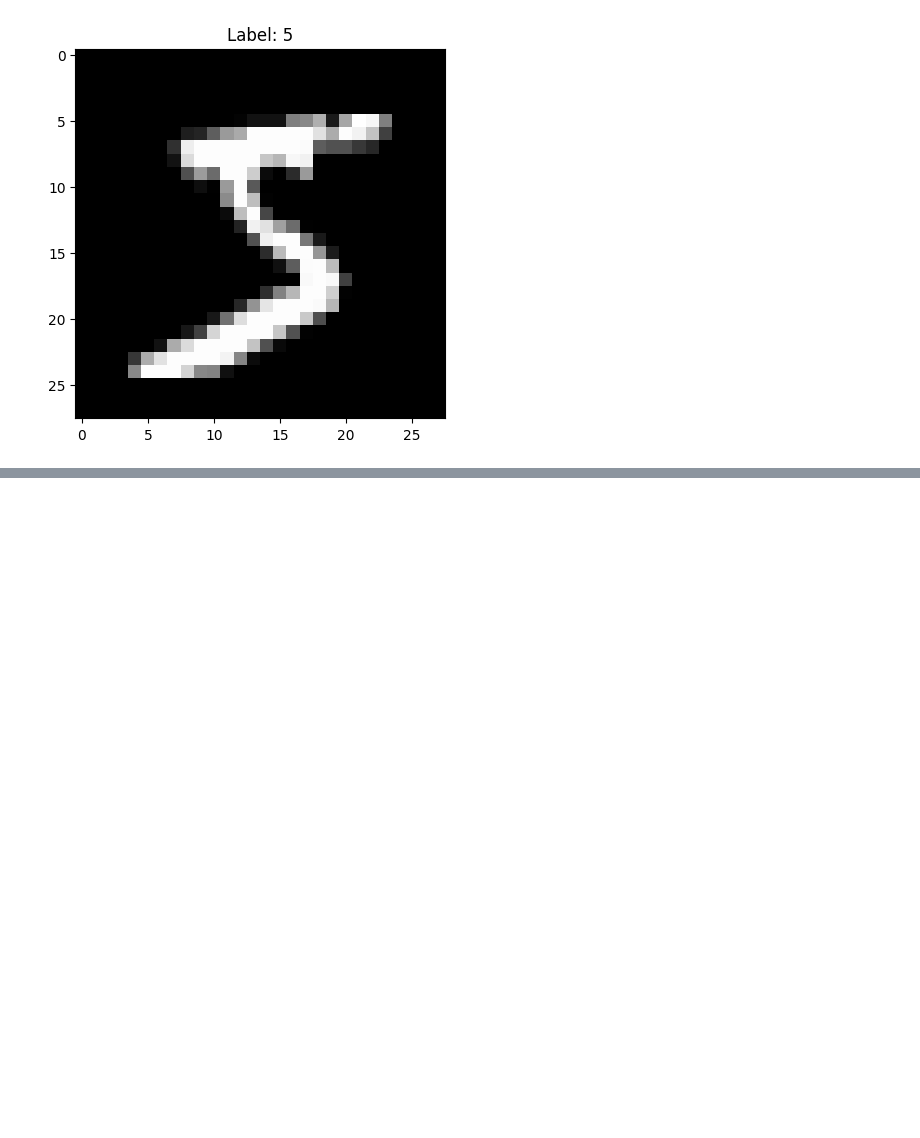
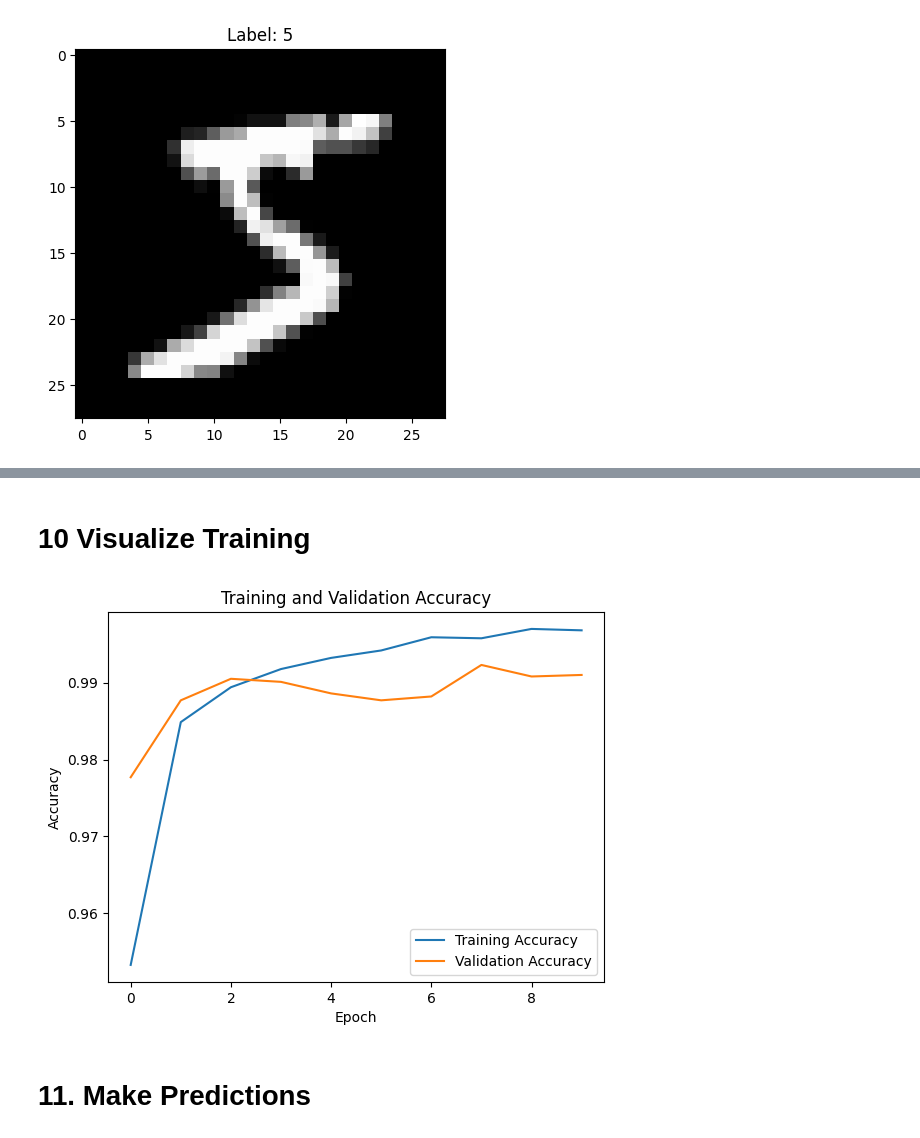
Before and after one commit to hashirahmad806/Machine_Deep_Learning_Tasks, a Jupyter notebook: Handwritten Digit Classifier_Projects/Handwritten_Digit_Classifier.ipynb, the cells around one changed output, grey strips where cells are left out. Drawn from its saved outputs; the diff is of its cells as text; code cells hidden in the pictures; blank space fills up the shorter version.

```diff
--- a/Handwritten Digit Classifier_Projects/Handwritten_Digit_Classifier.ipynb
+++ b/Handwritten Digit Classifier_Projects/Handwritten_Digit_Classifier.ipynb
@@ -45,0 +63,3 @@ Text(0.5, 1.0, 'Label: 5')
+# %%
+x_train = x_train.reshape(-1, 28, 28, 1)
+x_test = x_test.reshape(-1, 28, 28, 1)
@@ -45,0 +96,17 @@ Text(0.5, 1.0, 'Label: 5')
+# %%
+model = models.Sequential([
+    layers.Conv2D(32, (3, 3), activation='relu', input_shape=(28, 28, 1)),
+    layers.MaxPooling2D((2, 2)),
+    #  second convolutional layer with 64 filters and a kernel size of 3x3, followed by another max pooling layer
+    layers.Conv2D(64, (3, 3), activation='relu'),
+    layers.MaxPooling2D((2, 2)),
+
+    # flatten the output from the convolutional layers and add a fully connected layer with 64 units and a ReLU activation function, followed by an output layer with 10 units (one for each digit) and a softmax activation function.
+    layers.Conv2D(64, (3, 3), activation='relu'),
+    layers.Flatten(),
+    # fully connected layer with 64 units and a ReLU activation function
+    layers.Dense(64, activation='relu'),
+    # output layer with 10 units (one for each digit) and a softmax activation function
+    # Output layer (10 classes: 0–9)
+    layers.Dense(10, activation='softmax')
+])
@@ -45,0 +121,4 @@ Text(0.5, 1.0, 'Label: 5')
+# %%
+model.compile(optimizer='adam',
+              loss='sparse_categorical_crossentropy',
+              metrics=['accuracy'])
@@ -45,0 +136,3 @@ Text(0.5, 1.0, 'Label: 5')
+# %%
+history = model.fit(x_train, y_train, epochs=10,
+                    validation_data=(x_test, y_test))
@@ -45,0 +174,14 @@ Text(0.5, 1.0, 'Label: 5')
+# %% [markdown]
+# 10 Visualize Training
+# %%
+plt.plot(history.history['accuracy'], label='Training Accuracy')
+plt.plot(history.history['val_accuracy'], label='Validation Accuracy')
+plt.xlabel('Epoch')
+plt.ylabel('Accuracy')
+plt.title('Training and Validation Accuracy')
+plt.legend()
+plt.show()
+# %% [output]
+[figure, added]
+# %% [markdown]
+# 11. Make Predictions
```
Also changed, not shown: parts of 20 cells of this notebook.
